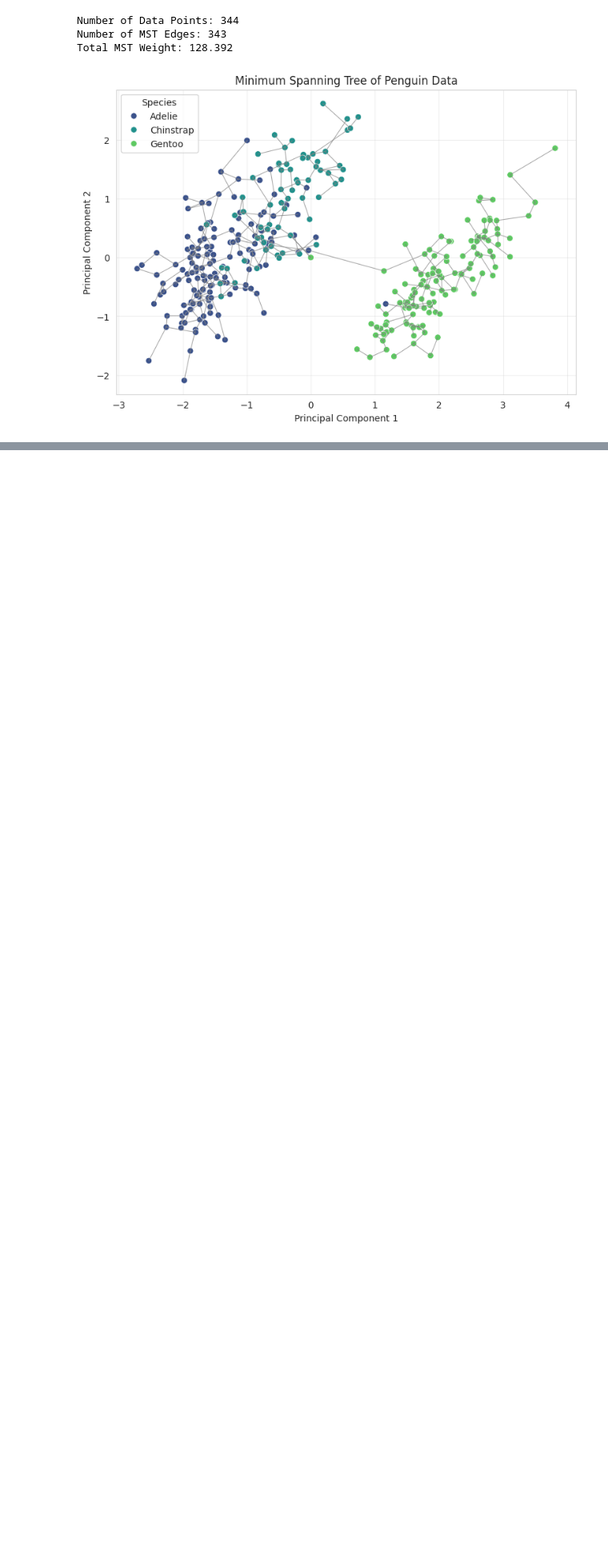
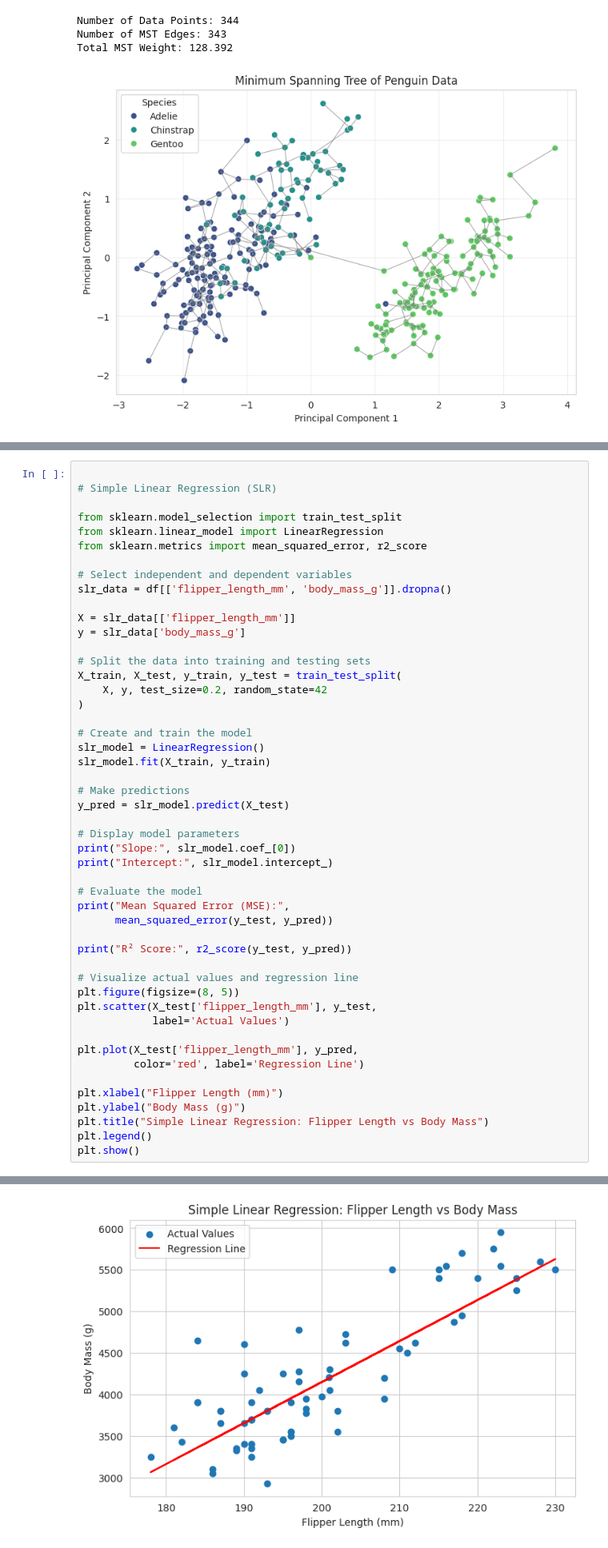
Before and after one commit to AyushFegade/ayushfegade, a Jupyter notebook: ayushfegade.ipynb, the cells around one changed output, grey strips where cells are left out. Shown at 80% size. Drawn from its saved outputs; the diff is of its cells as text; blank space fills up the shorter version.

```diff
--- a/ayushfegade.ipynb
+++ b/ayushfegade.ipynb
@@ -1035,0 +1039,50 @@ Total MST Weight: 128.392
+# %%
+
+# Simple Linear Regression (SLR)
+
+from sklearn.model_selection import train_test_split
+from sklearn.linear_model import LinearRegression
+from sklearn.metrics import mean_squared_error, r2_score
+
+# Select independent and dependent variables
+slr_data = df[['flipper_length_mm', 'body_mass_g']].dropna()
+
+X = slr_data[['flipper_length_mm']]
+y = slr_data['body_mass_g']
+
+# Split the data into training and testing sets
+X_train, X_test, y_train, y_test = train_test_split(
+    X, y, test_size=0.2, random_state=42
+)
+
+# Create and train the model
+slr_model = LinearRegression()
+slr_model.fit(X_train, y_train)
+
+# Make predictions
+y_pred = slr_model.predict(X_test)
+
+# Display model parameters
+print("Slope:", slr_model.coef_[0])
+print("Intercept:", slr_model.intercept_)
+
+# Evaluate the model
+print("Mean Squared Error (MSE):",
+      mean_squared_error(y_test, y_pred))
+
+print("R² Score:", r2_score(y_test, y_pred))
+
+# Visualize actual values and regression line
+plt.figure(figsize=(8, 5))
+plt.scatter(X_test['flipper_length_mm'], y_test,
+            label='Actual Values')
+
+plt.plot(X_test['flipper_length_mm'], y_pred,
+         color='red', label='Regression Line')
+
+plt.xlabel("Flipper Length (mm)")
+plt.ylabel("Body Mass (g)")
+plt.title("Simple Linear Regression: Flipper Length vs Body Mass")
+plt.legend()
+plt.show()
+# %% [output]
@@ -1035,0 +1093 @@ Total MST Weight: 128.392
+[figure, added]
```
Also changed, not shown: parts of 2 cells of this notebook.
